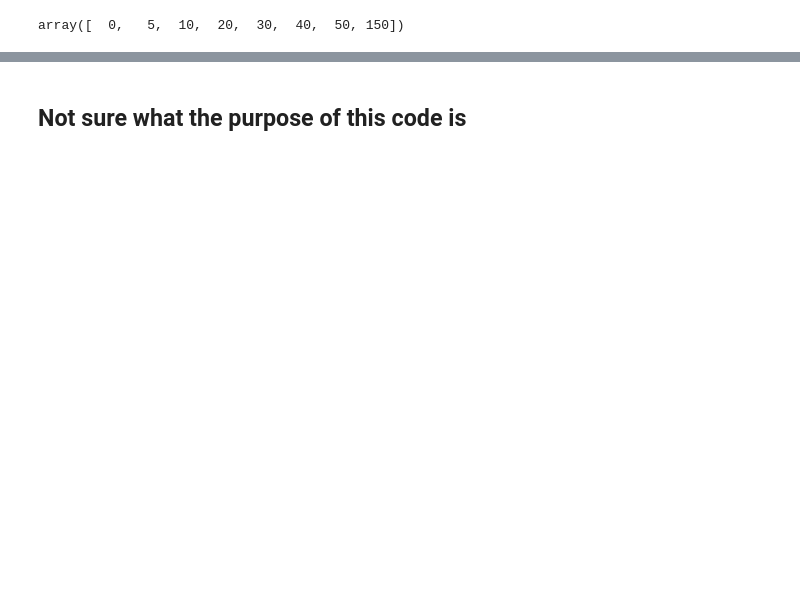
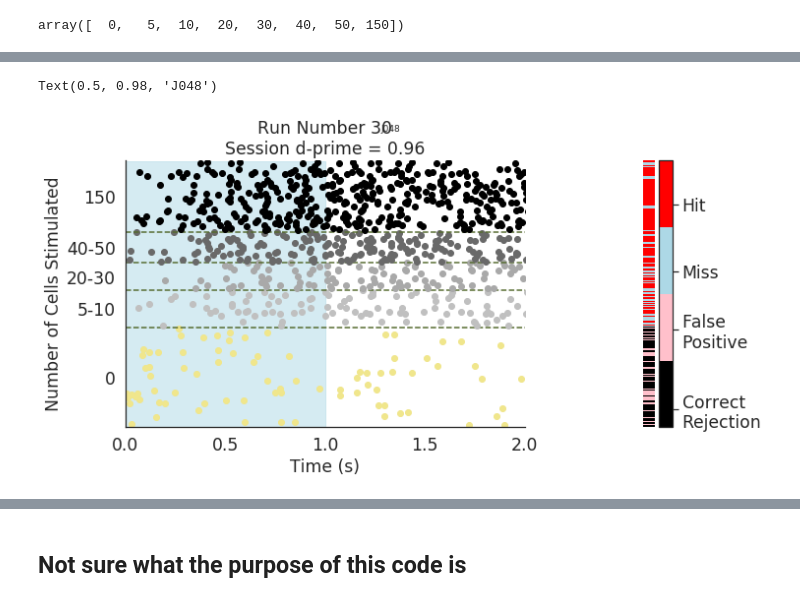
Before and after one commit to Packer-Lab/Vape, a Jupyter notebook: jupyter/behaviour/easy_test_psychometric_curves.ipynb, the cells around one changed output, grey strips where cells are left out. Saved outputs shown, nothing was run; the diff lists cells and outputs as text; code cells hidden in the pictures; blank space fills up the shorter version.

```diff
--- a/jupyter/behaviour/easy_test_psychometric_curves.ipynb
+++ b/jupyter/behaviour/easy_test_psychometric_curves.ipynb
@@ -316,3 +216,0 @@ len(filtered)
-# %%
-subsets = Subsets(rn)
-np.where((subsets.trial_subsets!=150) & (subsets.trial_subsets!=0))[0]
@@ -318,0 +223,17 @@ np.where((subsets.trial_subsets!=150) & (subsets.trial_subsets!=0))[0]
+# %%
+def trial_binner(arr):
+
+    group_dict = {
+
+        0: '0',
+        5: '5-10',
+        10: '5-10',
+        20: '20-30',
+        30: '20-30',
+        40: '40-50',
+        50: '40-50',
+        150: '150'
+
+    }
+
+    return np.array([group_dict[a] for a in arr])
@@ -318,0 +335,12 @@ np.where((subsets.trial_subsets!=150) & (subsets.trial_subsets!=0))[0]
+# %%
+fig = plt.figure(figsize=(10,5))
+mouse_dict = mice_dicts[0]
+outer = gridspec.GridSpec(1, 1, hspace= 0.3, wspace=0.65)
+for i, run in enumerate(mouse_dict['runs']):
+    if i == 3:
+        gs = lick_raster(run, outer[0], mouse_dict['run_numbers'][i])
+
+fig.suptitle(mouse_dict['mouse_id'], fontsize=9)
+# %% [output]
+Text(0.5, 0.98, 'J048')
+[figure, added]
```
Also changed, not shown: parts of 24 cells of this notebook, 2 other files.
